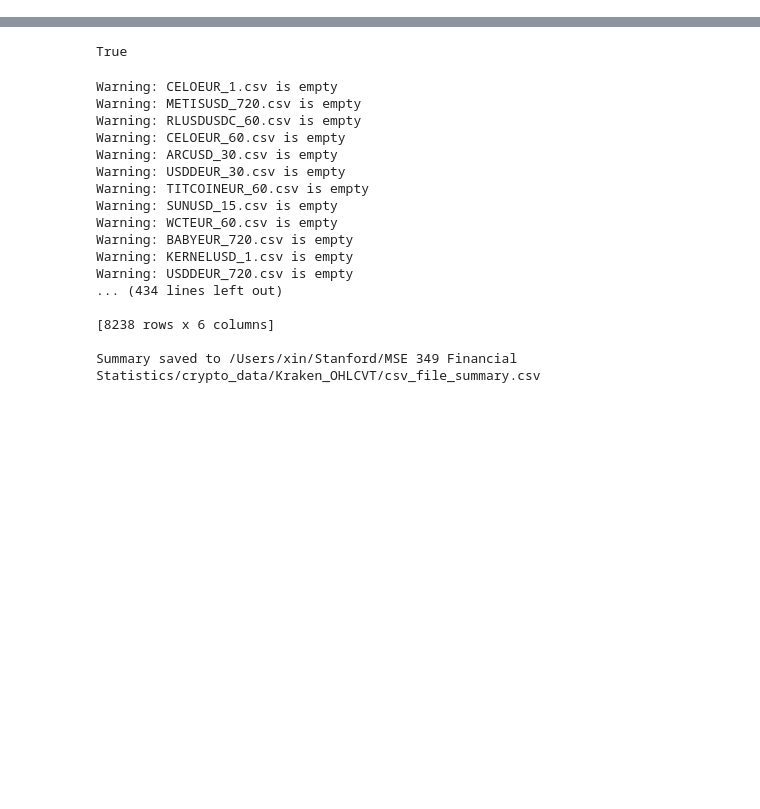
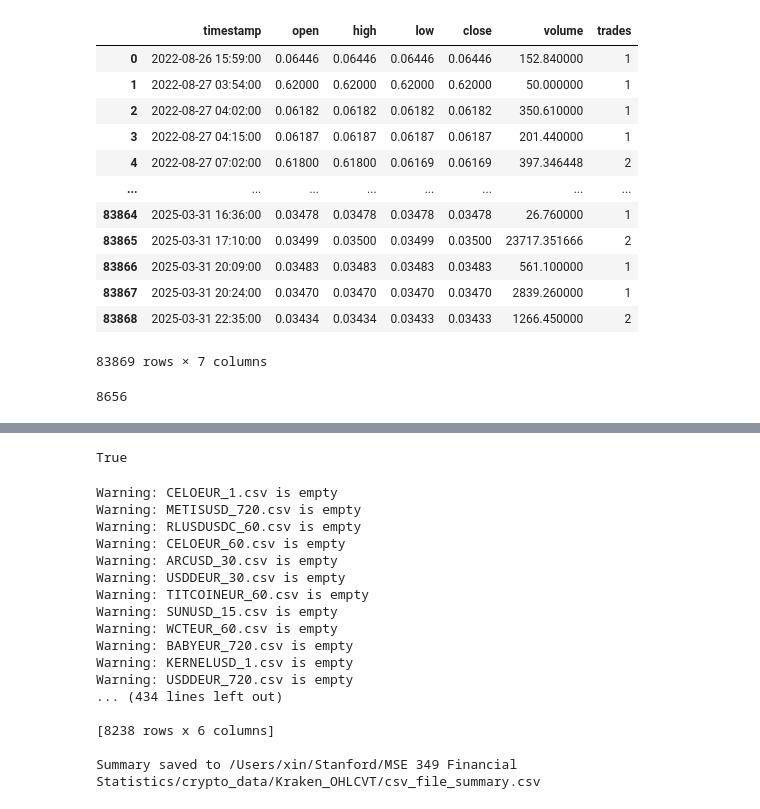
Before and after one commit to Xinxin-m/MSE349, a Jupyter notebook: kraken.ipynb, the cells around one changed output, grey strips where cells are left out. Saved outputs shown, nothing was run; the diff lists cells and outputs as text; code cells hidden in the pictures; blank space fills up the shorter version.

```diff
--- a/kraken.ipynb
+++ b/kraken.ipynb
@@ -42,0 +87,20 @@ def show_head(file_path):
+# %%
+df
+# %% [output]
+|  | timestamp | open | high | low | close | volume | trades |
+| 0 | 2022-08-26 15:59:00 | 0.06446 | 0.06446 | 0.06446 | 0.06446 | 152.840000 | 1 |
+| 1 | 2022-08-27 03:54:00 | 0.62000 | 0.62000 | 0.62000 | 0.62000 | 50.000000 | 1 |
+| 2 | 2022-08-27 04:02:00 | 0.06182 | 0.06182 | 0.06182 | 0.06182 | 350.610000 | 1 |
+| 3 | 2022-08-27 04:15:00 | 0.06187 | 0.06187 | 0.06187 | 0.06187 | 201.440000 | 1 |
+| 4 | 2022-08-27 07:02:00 | 0.61800 | 0.61800 | 0.06169 | 0.06169 | 397.346448 | 2 |
+| ... | ... | ... | ... | ... | ... | ... | ... |
+| 83864 | 2025-03-31 16:36:00 | 0.03478 | 0.03478 | 0.03478 | 0.03478 | 26.760000 | 1 |
+| 83865 | 2025-03-31 17:10:00 | 0.03499 | 0.03500 | 0.03499 | 0.03500 | 23717.351666 | 2 |
+| 83866 | 2025-03-31 20:09:00 | 0.03483 | 0.03483 | 0.03483 | 0.03483 | 561.100000 | 1 |
+| 83867 | 2025-03-31 20:24:00 | 0.03470 | 0.03470 | 0.03470 | 0.03470 | 2839.260000 | 1 |
+| 83868 | 2025-03-31 22:35:00 | 0.03434 | 0.03434 | 0.03433 | 0.03433 | 1266.450000 | 2 |
+83869 rows × 7 columns
+# %%
+len(os.listdir(in_folder_path))
+# %% [output]
+8656
```
Also changed, not shown: parts of 11 cells of this notebook, 6 other files.
